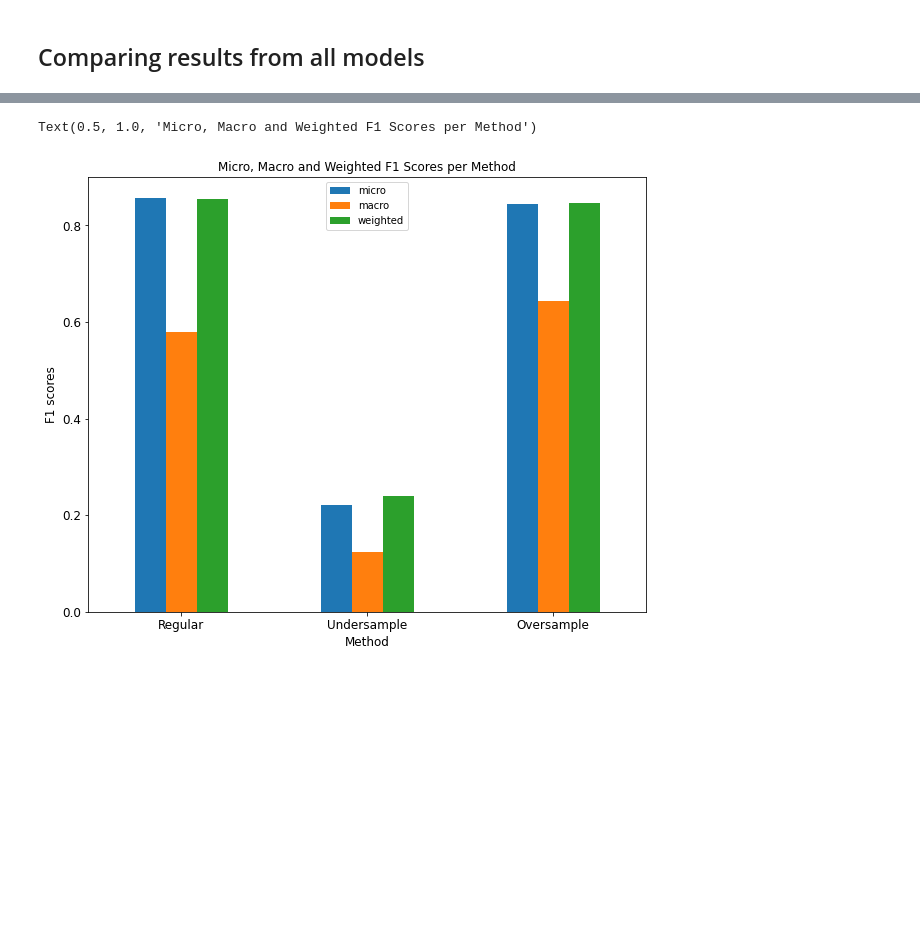
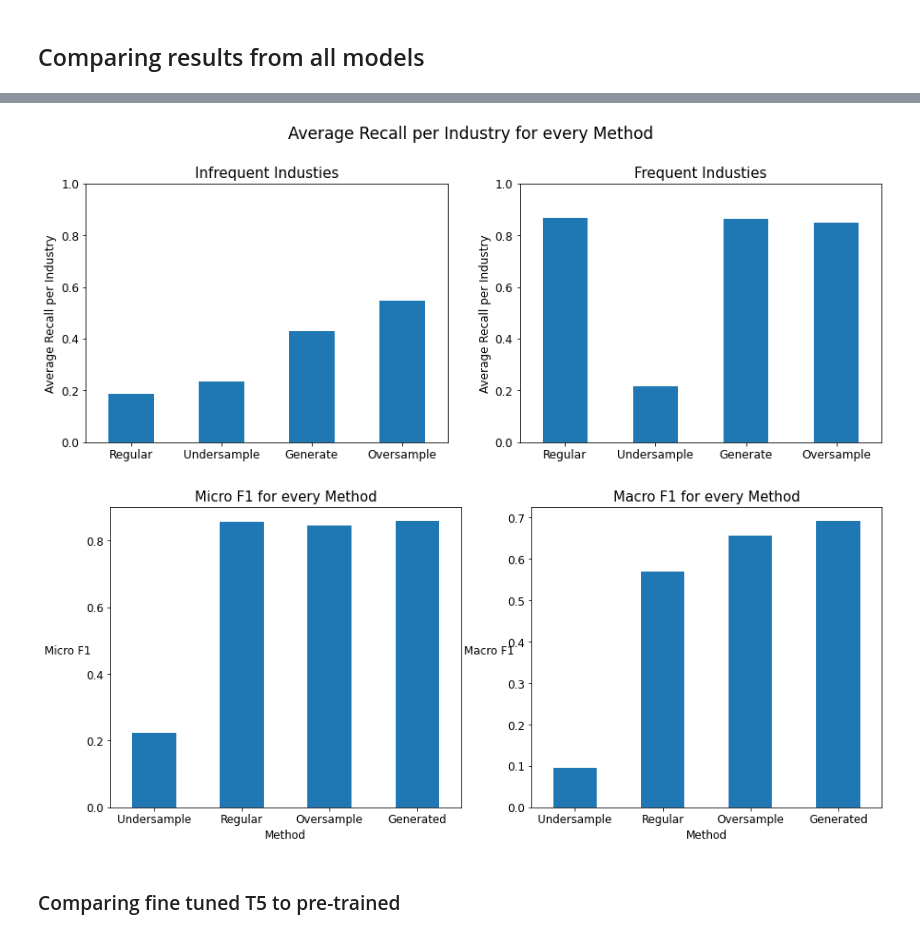
Before and after one commit to dvirla/Balancing_Textual_Datasets, a Jupyter notebook: Framework.ipynb, the cells around one changed output, grey strips where cells are left out. Cells and saved outputs as stored; diff of their text form; code cells hidden in the pictures; blank space fills up the shorter version.

```diff
--- a/Framework.ipynb
+++ b/Framework.ipynb
@@ -430,22 +452,2 @@ Sensetivity for __label__9 : 0.913      The size is: 97373
 # %% [markdown]
 ## Comparing results from all models
-# %%
-x = np.arange(10)
-y1 = sensitivities_undersample.values()
-y2 = sensitivities_oversample.values()
-y3 = sensitivities_reg.values()
-width = 0.2
-
-fig, ax = plt.subplots(figsize=(15,10))
-# plot data in grouped manner of bar type
-ax.bar(x-0.24, y1, width, label='Undersample')
-ax.bar(x, y2, width, label='Oversample')
-ax.bar(x+0.24, y3, width, label='Regular')
-ax.set_xticks(x)
-ax.set_xlabel("Industries", fontsize=12)
-ax.set_ylabel("Sensitivities", fontsize=12)
-ax.set_title('Sensitivty per Industry and Method \n Least Frequent Industries                                             Most Frequent Industries', fontsize=16)
-
-ax.legend(fontsize=12)
-ax.axvline(x=4.5, color='black')
-plt.show()
@@ -466,8 +454,44 @@ f1_df
-# %%
-ax = f1_df.plot.bar(rot=0, figsize=(10, 8), fontsize=12)
-ax.set_xlabel('Method', fontsize=12)
-ax.set_ylabel('F1 scores', fontsize=12)
-ax.set_title('Micro, Macro and Weighted F1 Scores per Method');
-# %% [output]
-Text(0.5, 1.0, 'Micro, Macro and Weighted F1 Scores per Method')
-[figure, removed]
+# %%
+rows = []
+for (ind, reg_sen, under_sen, over_sen, gen_sen) in zip(sensitivities_reg.keys(), sensitivities_reg.values(),
+                                                       sensitivities_undersample.values(), sensitivities_oversample.values(),
+                                                       sensitivities_generated.values()):
+    rows.append([ind, reg_sen, under_sen, over_sen, gen_sen])
+recall_df = pd.DataFrame(rows,
+                  columns=['Industry', 'Regular', 'Undersample', 'Oversample', 'Generate'])
+# %%
+recall_df['size'] = recall_df['Industry'].apply(lambda x: 'Infrequent' if int(x[-1]) <5 else 'Frequent')
+frequent_df = recall_df[recall_df['size'] == 'Frequent']
+infrequent_df = recall_df[recall_df['size'] == 'Infrequent']
+
+fig, axs = plt.subplots(1, 2, figsize=(15,5))
+column_order = ['Industry', 'Regular', 'Undersample', 'Generate', 'Oversample']
+infrequent_df[column_order].mean().plot.bar(ax=axs[0], rot=0, fontsize=12)
+frequent_df[column_order].mean().plot.bar(ax=axs[1], rot=0, fontsize=12)
+fig.suptitle('Average Recall per Industry for every Method', fontsize=17, y=1.05)
+axs[0].set_title('Infrequent Industies', fontsize=15)
+axs[1].set_title('Frequent Industies', fontsize=15)
+axs[0].set_ylabel('Average Recall per Industry', fontsize=12)
+axs[1].set_ylabel('Average Recall per Industry', fontsize=12)
+axs[0].set_ylim(0, 1)
+axs[1].set_ylim(0, 1);
+# %% [output]
+[figure, added]
+# %%
+f1_df = pd.DataFrame([['Regular']+list(f1_reg.values()), ['Undersample']+list(f1_undersample.values()), \
+                     ['Oversample']+list(f1_oversample.values()), ['Generated']+list(f1_generated.values())], \
+                  columns=['Method', 'Micro F1', 'Macro F1', 'f1-wieghted']).set_index('Method', drop=True)
+
+fig, axs = plt.subplots(1, 2, figsize=(15,6))
+# plot grouped bar chart
+row_order = ['Undersample', 'Regular', 'Oversample', 'Generated']
+
+for i, meassure in enumerate(['Micro F1', 'Macro F1']):
+    f1_df.loc[row_order][[meassure]].plot(kind='bar', stacked=False, ax=axs[i], rot=0, fontsize=12, legend=False)
+    axs[i].set_title(f'{meassure} for every Method', fontsize=15)
+    axs[i].set_ylabel(f'{meassure}', rotation=0, labelpad=20, fontsize=12);
+    axs[i].set_xlabel('Method',fontsize=12);
+# %% [output]
+[figure, added]
+# %% [markdown]
+### Comparing fine tuned T5 to pre-trained
```
Also changed, not shown: parts of 36 cells of this notebook.
